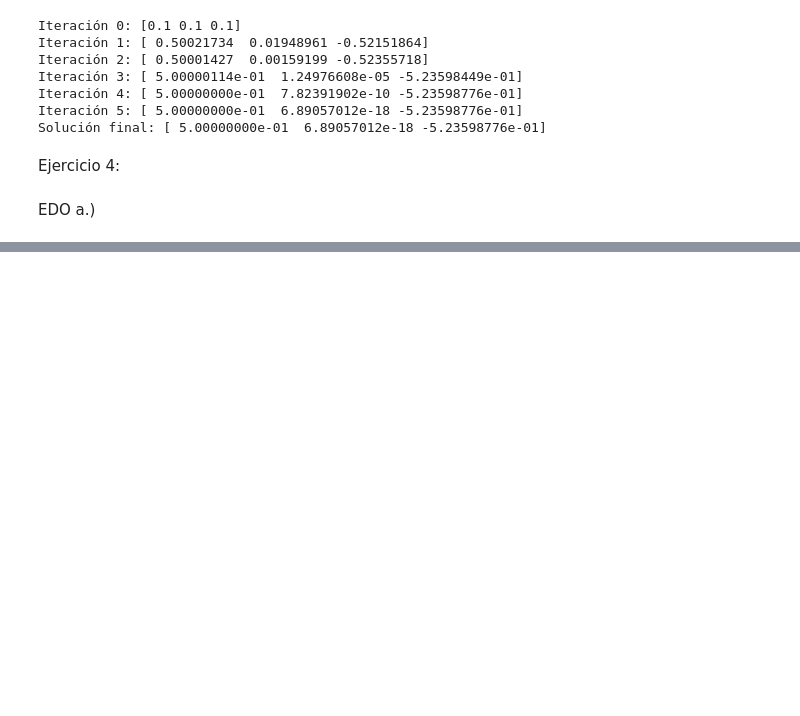
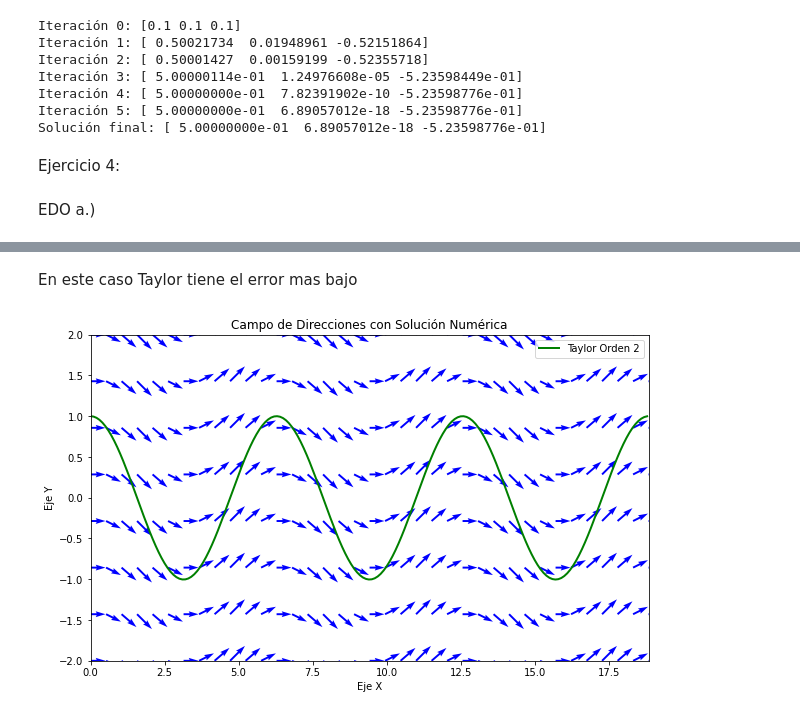
Before and after one commit to andreluchi/Lab2ModSim, a Jupyter notebook: ej1-4.ipynb, the cells around one changed output, grey strips where cells are left out. Saved outputs shown, nothing was run; the diff lists cells and outputs as text; code cells hidden in the pictures; blank space fills up the shorter version.

```diff
--- a/ej1-4.ipynb
+++ b/ej1-4.ipynb
@@ -230,0 +365,42 @@ plt.show()
+# %% [markdown]
+En este caso Taylor tiene el error mas bajo
+# %%
+
+
+# Graficar el campo de direcciones y la solución numérica
+def plot_direction_field(f, xmin, xmax, ymin, ymax, xstep, ystep, t_values=None, y_values=None, label_sol=None):
+    x_vals = np.linspace(xmin, xmax, int((xmax - xmin) / xstep))
+    y_vals = np.linspace(ymin, ymax, int((ymax - ymin) / ystep))
+    X, Y = np.meshgrid(x_vals, y_vals)
+    U = np.ones_like(X)
+    V = f(X, Y)
+
+    plt.figure(figsize=(10, 6))
+    plt.quiver(X, Y, U, V, color='blue')
+
+    if t_values is not None and y_values is not None:
+        plt.plot(t_values, y_values, label=label_sol, linewidth=2, color='green')
+
+    plt.xlim(xmin, xmax)
+    plt.ylim(ymin, ymax)
+    plt.xlabel('Eje X')
+    plt.ylabel('Eje Y')
+    plt.title('Campo de Direcciones con Solución Numérica')
+    if label_sol:
+        plt.legend()
+    plt.show()
+
+plot_direction_field(
+    f_b,
+    xmin=0,
+    xmax=6 * np.pi,
+    ymin=-2,
+    ymax=2,
+    xstep=0.5,
+    ystep=0.5,
+    t_values=xs_taylor_b,
+    y_values=ys_taylor_b,
+    label_sol='Taylor Orden 2'
+)
+# %% [output]
+[figure, added]
```
Also changed, not shown: parts of 7 cells of this notebook.
